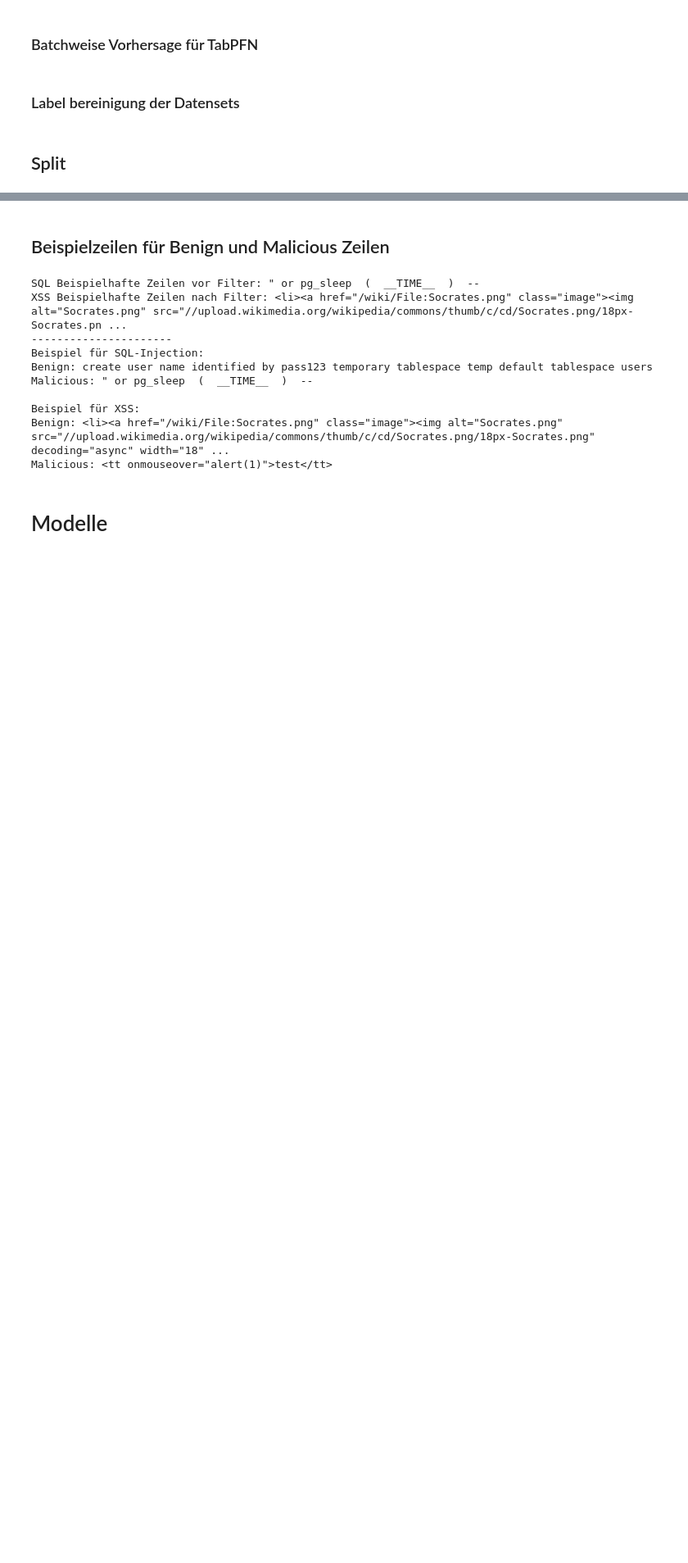
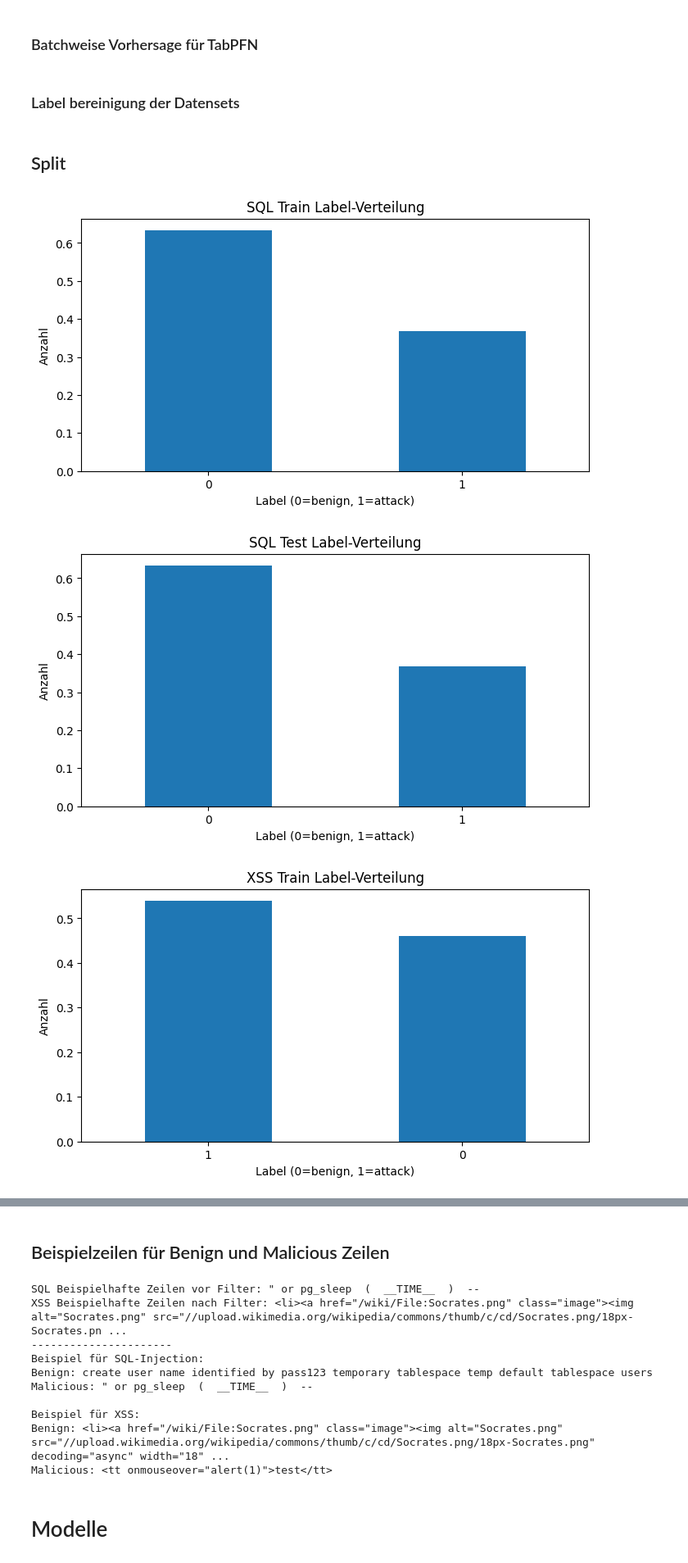
Before and after one commit to NoProblem01/Comparative_Study_ML_WebVuln, a Jupyter notebook: Comparative Study von Machine Learning Modellen zur Erkennung von Web Schwachstellen.ipynb, the cells around one changed output, grey strips where cells are left out. Shown at 82% size. Saved outputs shown, nothing was run; the diff lists cells and outputs as text; code cells hidden in the pictures; blank space fills up the shorter version.

Commit message:
plots added

```diff
--- a/Comparative Study von Machine Learning Modellen zur Erkennung von Web Schwachstellen.ipynb
+++ b/Comparative Study von Machine Learning Modellen zur Erkennung von Web Schwachstellen.ipynb
@@ -431,3 +383,24 @@ X_txt_xss, y_xss = clean_labels(xss_df, label_col="Label", text_cols=("Sentence"
 X_train_xss, X_test_xss, y_train_xss, y_test_xss = train_test_split(
     X_txt_xss, y_xss, test_size=0.2, stratify=y_xss, random_state=RANDOM_STATE
 )
+# %%
+def plot_class_distribution(y, title="Label-Verteilung"):
+    """Zeigt die Label-Verteilung in einem Balkendiagramm."""
+    counts = pd.Series(y).value_counts(normalize=True)
+    plt.figure(figsize=(8, 4))
+    counts.plot(kind="bar")
+    plt.title(title)
+    plt.xlabel("Label (0=benign, 1=attack)")
+    plt.ylabel("Anzahl")
+    plt.xticks(rotation=0)
+    plt.show()
+
+plot_class_distribution(y_train_sql, "SQL Train Label-Verteilung")
+plot_class_distribution(y_test_sql, "SQL Test Label-Verteilung")
+
+plot_class_distribution(y_train_xss, "XSS Train Label-Verteilung")
+plot_class_distribution(y_test_xss, "XSS Test Label-Verteilung")
+# %% [output]
+[figure, added]
+[figure, added]
+[figure, added]
```
Also changed, not shown: parts of 9 cells of this notebook.
